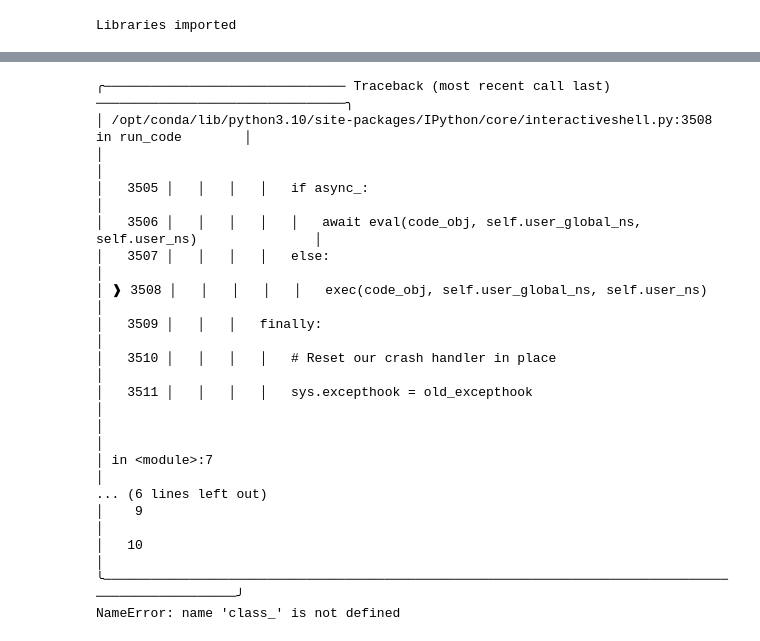
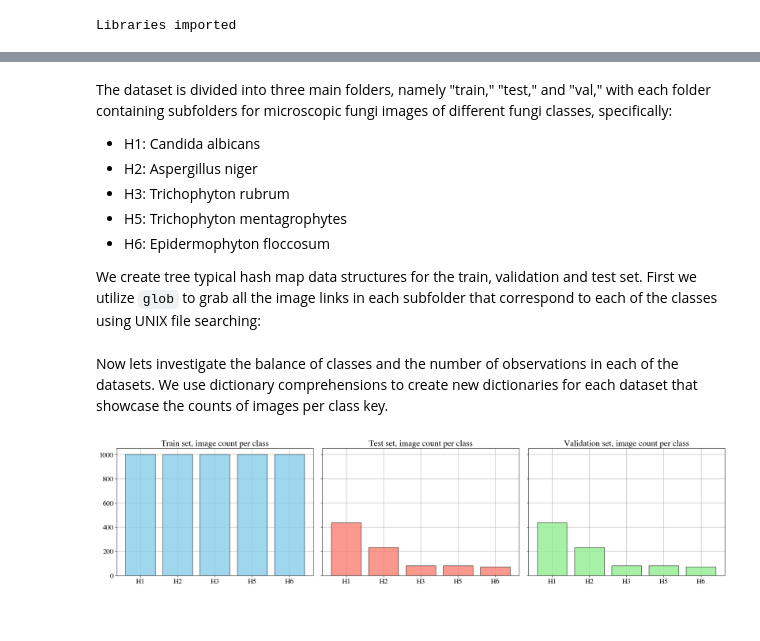
Before and after one commit to KyriakosPsa/Transfer-Learning-Vision, a Jupyter notebook: data_exploration.ipynb, the cells around one changed output, grey strips where cells are left out. Saved outputs shown, nothing was run; the diff lists cells and outputs as text; code cells hidden in the pictures.

```diff
--- a/data_exploration.ipynb
+++ b/data_exploration.ipynb
@@ -60,26 +53,21 @@ Libraries imported
+# %% [markdown]
+The dataset is divided into three main folders, namely "train," "test," and "val," with each folder containing subfolders for microscopic fungi images of different fungi classes, specifically:
+
+- H1: Candida albicans
+- H2: Aspergillus niger
+- H3: Trichophyton rubrum
+- H5: Trichophyton mentagrophytes
+- H6: Epidermophyton floccosum
+
+We create tree typical hash map data structures for the train, validation and test set.
+First we utilize `glob` to grab all the image links in each subfolder that correspond to each of the classes using UNIX file searching:
 # %%
-targets = ["H1","H2","H3","H4","H5","H6"]
+targets = ["H1","H2","H3","H5","H6"]
 dataset = ["test","train","valid"]
 test_dict = {}
 train_dict = {}
 val_dict = {}
-for target,dataset in targets:
-    test_dict[class_] = glob.glob(f"/kaggle/input/microscopic-fungi-images/test/{target}/*")
+for target in targets:
+    test_dict[target] = glob.glob(f"/kaggle/input/microscopic-fungi-images/test/{target}/*")
+    train_dict[target] = glob.glob(f"/kaggle/input/microscopic-fungi-images/train/{target}/*")
+    val_dict[target] = glob.glob(f"/kaggle/input/microscopic-fungi-images/valid/{target}/*")
-# %% [output]
-╭─────────────────────────────── Traceback (most recent call last) ────────────────────────────────╮
-│ /opt/conda/lib/python3.10/site-packages/IPython/core/interactiveshell.py:3508 in run_code        │
-│                                                                                                  │
-│   3505 │   │   │   │   if async_:                                                                │
-│   3506 │   │   │   │   │   await eval(code_obj, self.user_global_ns, self.user_ns)               │
-│   3507 │   │   │   │   else:                                                                     │
-│ ❱ 3508 │   │   │   │   │   exec(code_obj, self.user_global_ns, self.user_ns)                     │
-│   3509 │   │   │   finally:                                                                      │
-│   3510 │   │   │   │   # Reset our crash handler in place                                        │
-│   3511 │   │   │   │   sys.excepthook = old_excepthook                                           │
-│                                                                                                  │
-│ in <module>:7                                                                                    │
-... (6 lines left out)
-│    9                                                                                             │
-│   10                                                                                             │
-╰──────────────────────────────────────────────────────────────────────────────────────────────────╯
-NameError: name 'class_' is not defined
@@ -87,0 +74,23 @@ test_dict
+# %% [markdown]
+Now lets investigate the balance of classes and the number of observations in each of the datasets. We use dictionary comprehensions to create new dictionaries for each dataset that showcase the counts of images per class key.
+# %%
+test_class_dist = {key:len(value) for key,value in test_dict.items()}
+train_class_dist = {key:len(value) for key,value in train_dict.items()}
+val_class_dist = {key:len(value) for key,value in val_dict.items()}
+# %%
+fig, axes = plt.subplots(1, 3, figsize=(20, 5),sharey=True)
+axes[0].bar(x = list(train_class_dist.keys()),height = train_class_dist.values(), color = "skyblue", edgecolor = "k",alpha = 0.8)
+axes[0].set_title('Train set, image count per class')
+axes[0].grid()
+axes[1].bar(x = list(test_class_dist.keys()),height = test_class_dist.values(),color = "salmon", edgecolor = "k",alpha = 0.8)
+axes[1].set_title('Test set, image count per class')
+axes[1].grid()
+axes[2].bar(x = list(val_class_dist.keys()),height = val_class_dist.values(),color = "lightgreen", edgecolor = "k",alpha = 0.8)
+axes[2].set_title('Validation set, image count per class')
+axes[2].grid()
+
+plt.tight_layout()
+plt.savefig('./figures/original_datasets.png', dpi=300)
+plt.show()
+# %% [output]
+[figure, added]
```
Also changed, not shown: parts of 53 cells of this notebook.
